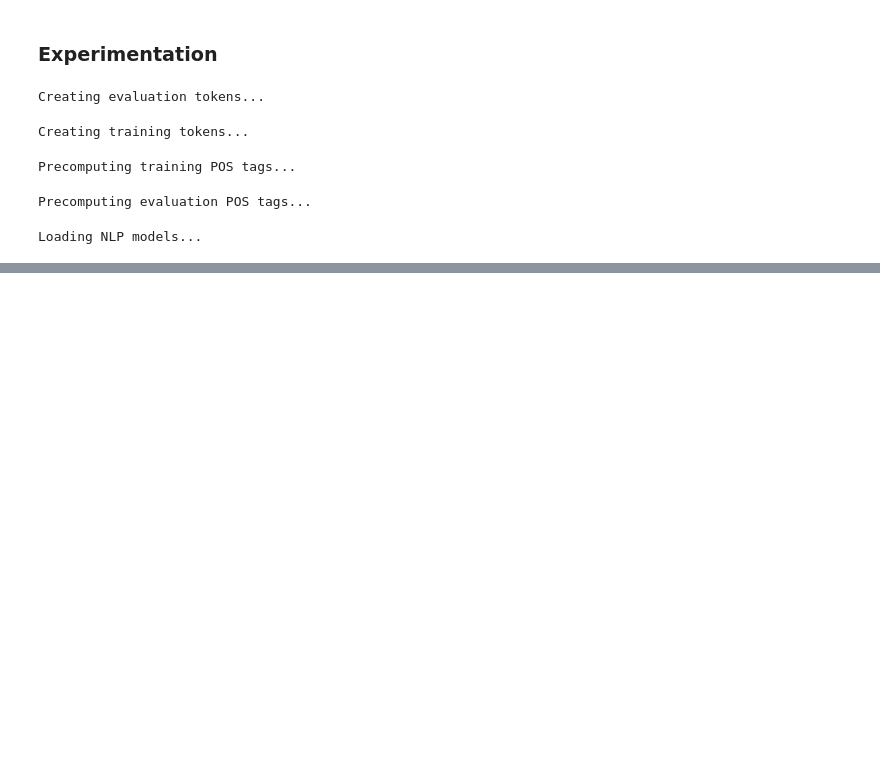
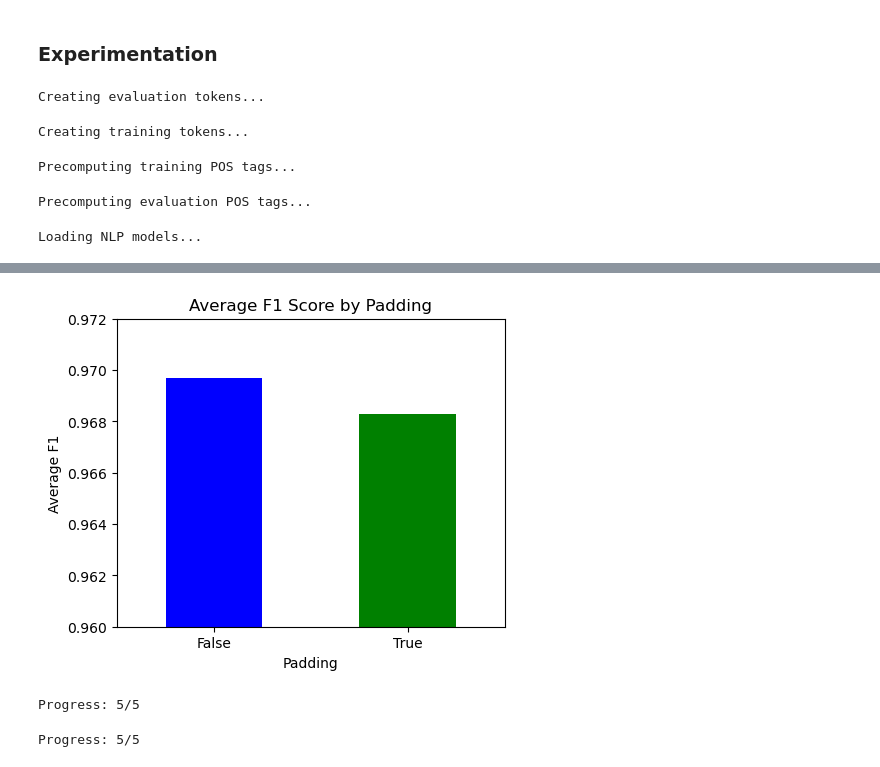
Before and after one commit to amritpal200/NLP-Project, a Jupyter notebook: src/crf.ipynb, the cells around one changed output, grey strips where cells are left out. Cells and saved outputs as stored; diff of their text form; code cells hidden in the pictures; blank space fills up the shorter version.

```diff
--- a/src/crf.ipynb
+++ b/src/crf.ipynb
@@ -131,0 +188,46 @@ Calculating metrics...
+# %%
+data = []
+for combo in combinations2:
+    params = combo['params']
+    metrics = combo['metrics']
+    data.append((params['padding'], params['before_lim'], params['after_lim'], metrics['f1']))
+df = pd.DataFrame(data, columns=['padding', 'before_lim', 'after_lim', 'f1'])
+df.sort_values(by=['padding', 'before_lim', 'after_lim'], inplace=True)
+# %%
+average_f1 = df.groupby('padding')['f1'].mean()
+plt.figure(figsize=(5, 4))
+average_f1.plot(kind='bar', color=['blue', 'green'])
+plt.title('Average F1 Score by Padding')
+plt.xlabel('Padding')
+plt.ylabel('Average F1')
+plt.xticks(rotation=0)
+plt.ylim(0.96, 0.972)
+plt.show()
+# %% [output]
+[figure, added]
+# %%
+combinations3 = eval.grid_search(
+	{
+		"c1": [1e-2],
+		"c2": [1e-0],
+		"max_iterations": [50],
+		"padding": [False],
+		"before_lim": [10, 8, 6, 4, 2],
+		"after_lim": [1],
+	}
+)
+# %% [output]
+Progress: 5/5
+# %%
+combinations4 = eval.grid_search(
+	{
+		"c1": [1e-2],
+		"c2": [1e-0],
+		"max_iterations": [50],
+		"padding": [False],
+		"before_lim": [6],
+		"after_lim": [0, 1, 2, 3, 4],
+	}
+)
+# %% [output]
+Progress: 5/5
```
Also changed, not shown: parts of 16 cells of this notebook, 1 other file.
